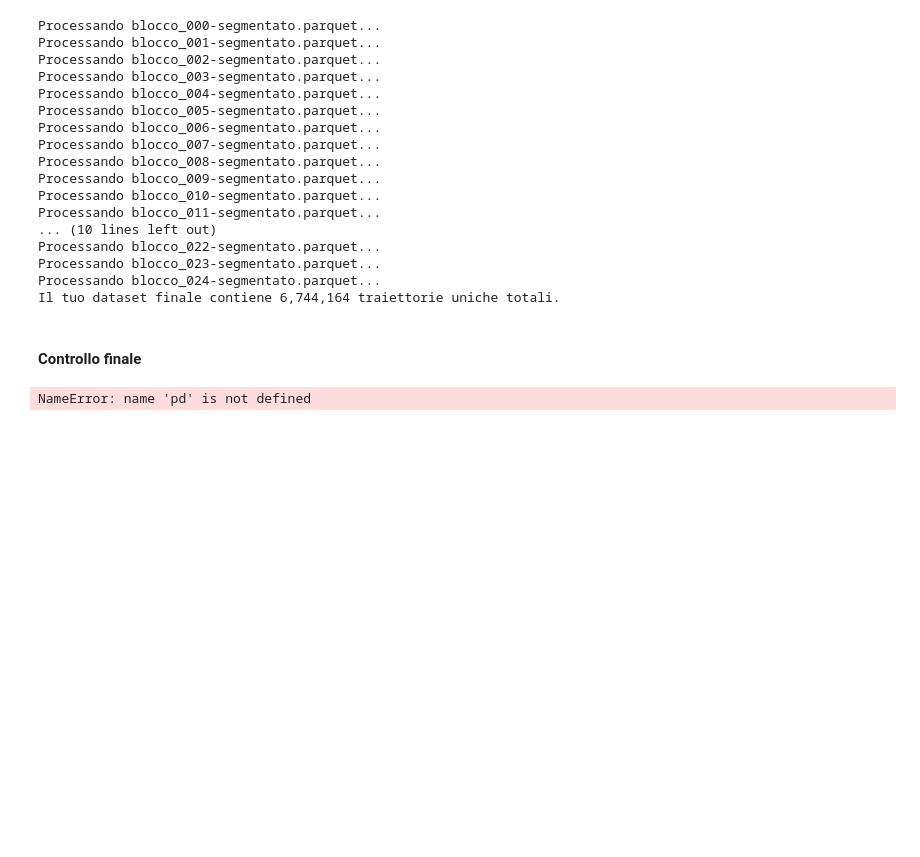
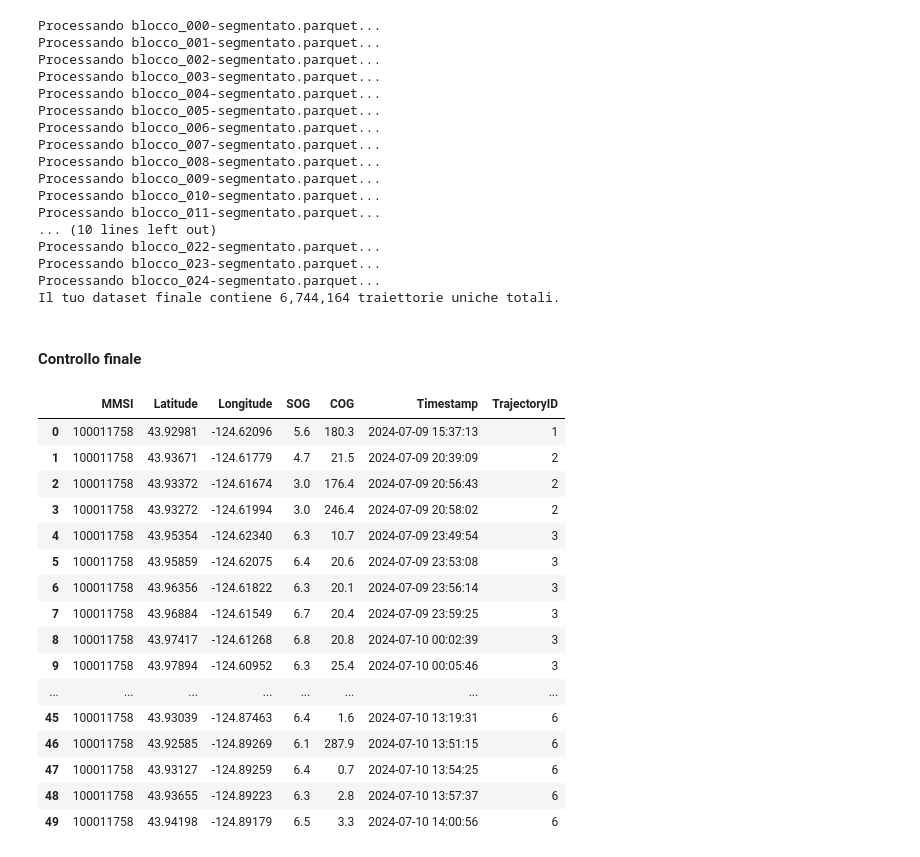
Before and after one commit to LaroccaA/Detecting-Trajectory-Spoofing-Attacks-on-AIS, a Jupyter notebook: Progetto/Pre-Elaborazione Dati/Pulizia Data AIS.ipynb, the cells around one changed output. Drawn from its saved outputs; the diff is of its cells as text; code cells hidden in the pictures; blank space fills up the shorter version.

```diff
--- a/Progetto/Pre-Elaborazione Dati/Pulizia Data AIS.ipynb
+++ b/Progetto/Pre-Elaborazione Dati/Pulizia Data AIS.ipynb
@@ -737,17 +735,29 @@ Il tuo dataset finale contiene 6,744,164 traiettorie uniche totali.
 # %%
 FILE_PATH_TEST = 'Dataset/blocco_000-segmentato.parquet'
 COLUMNS_TO_READ = ['MMSI', 'Latitude', 'Longitude','SOG', 'COG', 'Timestamp','TrajectoryID']
 
 df = pd.read_parquet(
         FILE_PATH_TEST,
         columns=COLUMNS_TO_READ,
         engine='pyarrow'
     )
 
 df.head(50)
-
-if 'df' in locals():
-    del df
-gc.collect()
 # %% [output]
-NameError: name 'pd' is not defined
+|  | MMSI | Latitude | Longitude | SOG | COG | Timestamp | TrajectoryID |
+| 0 | 100011758 | 43.92981 | -124.62096 | 5.6 | 180.3 | 2024-07-09 15:37:13 | 1 |
+| 1 | 100011758 | 43.93671 | -124.61779 | 4.7 | 21.5 | 2024-07-09 20:39:09 | 2 |
+| 2 | 100011758 | 43.93372 | -124.61674 | 3.0 | 176.4 | 2024-07-09 20:56:43 | 2 |
+| 3 | 100011758 | 43.93272 | -124.61994 | 3.0 | 246.4 | 2024-07-09 20:58:02 | 2 |
+| 4 | 100011758 | 43.95354 | -124.62340 | 6.3 | 10.7 | 2024-07-09 23:49:54 | 3 |
+| 5 | 100011758 | 43.95859 | -124.62075 | 6.4 | 20.6 | 2024-07-09 23:53:08 | 3 |
+| 6 | 100011758 | 43.96356 | -124.61822 | 6.3 | 20.1 | 2024-07-09 23:56:14 | 3 |
+| 7 | 100011758 | 43.96884 | -124.61549 | 6.7 | 20.4 | 2024-07-09 23:59:25 | 3 |
+| 8 | 100011758 | 43.97417 | -124.61268 | 6.8 | 20.8 | 2024-07-10 00:02:39 | 3 |
+| 9 | 100011758 | 43.97894 | -124.60952 | 6.3 | 25.4 | 2024-07-10 00:05:46 | 3 |
+| ... | ... | ... | ... | ... | ... | ... | ... |
+| 45 | 100011758 | 43.93039 | -124.87463 | 6.4 | 1.6 | 2024-07-10 13:19:31 | 6 |
+| 46 | 100011758 | 43.92585 | -124.89269 | 6.1 | 287.9 | 2024-07-10 13:51:15 | 6 |
+| 47 | 100011758 | 43.93127 | -124.89259 | 6.4 | 0.7 | 2024-07-10 13:54:25 | 6 |
+| 48 | 100011758 | 43.93655 | -124.89223 | 6.3 | 2.8 | 2024-07-10 13:57:37 | 6 |
+| 49 | 100011758 | 43.94198 | -124.89179 | 6.5 | 3.3 | 2024-07-10 14:00:56 | 6 |
```
Also changed, not shown: parts of 4 cells of this notebook.
